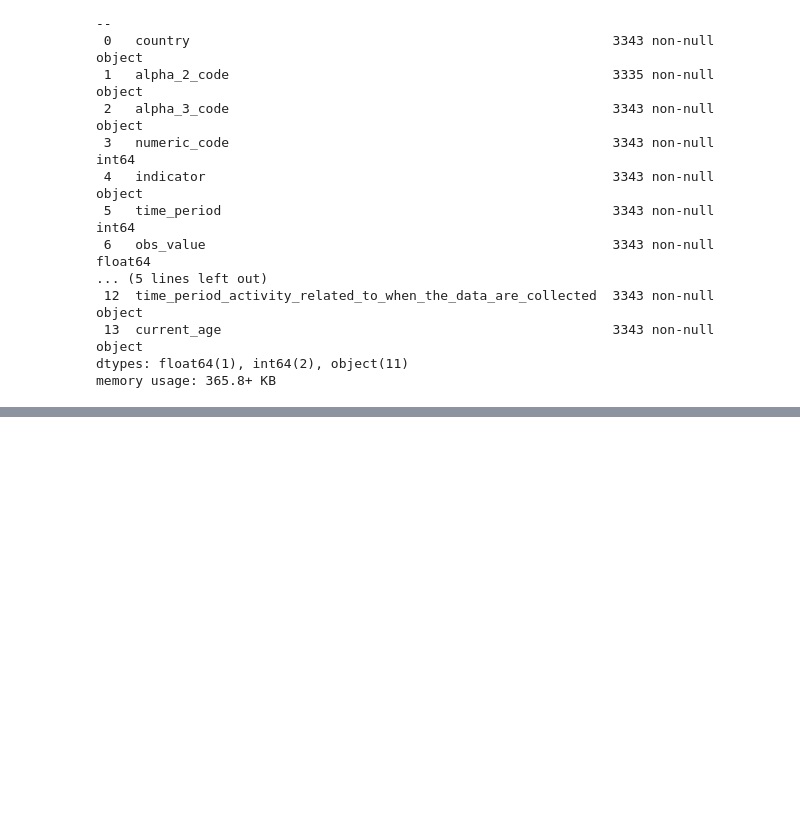
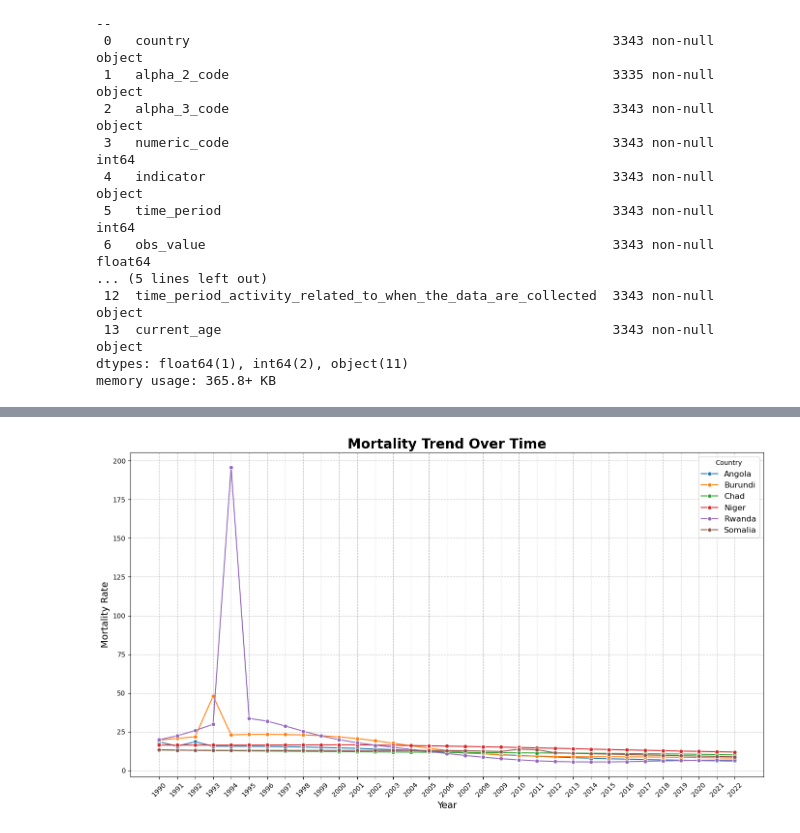
Before and after one commit to AtharvaBhalilkar/prashant-negi-report, a Jupyter notebook: code/data_visualizations.ipynb, the cells around one changed output, grey strips where cells are left out. Drawn from its saved outputs; the diff is of its cells as text; code cells hidden in the pictures; blank space fills up the shorter version.

```diff
--- a/code/data_visualizations.ipynb
+++ b/code/data_visualizations.ipynb
@@ -70,0 +139,8 @@ memory usage: 365.8+ KB
+# %%
+data1['Year'] = pd.to_numeric(data1['Year'], errors='coerce')
+
+selected_countries_from_dashboard = ['Rwanda', 'Burundi', 'Angola', 'Niger', 'Chad', 'Somalia']
+
+data_selected = data1[data1['country'].isin(selected_countries_from_dashboard)]
+
+mortality_trend = data_selected.groupby(['Year', 'country'])['obs_value'].mean().reset_index()
@@ -70,0 +160,16 @@ memory usage: 365.8+ KB
+# %%
+plt.figure(figsize=(14, 8))
+sns.lineplot(data=mortality_trend, x='Year', y='obs_value', hue='country', marker='o')
+
+plt.title('Mortality Trend Over Time', fontsize=20, fontweight='bold')
+plt.xlabel('Year', fontsize=14)
+plt.ylabel('Mortality Rate', fontsize=14)
+plt.grid(True, linestyle='--', alpha=0.7)
+plt.xticks(mortality_trend['Year'].unique(), rotation=45)
+plt.legend(title='Country', fontsize=12)
+plt.tight_layout()
+
+
+plt.show()
+# %% [output]
+[figure, added]
```
Also changed, not shown: parts of 14 cells of this notebook, 14 other files.
